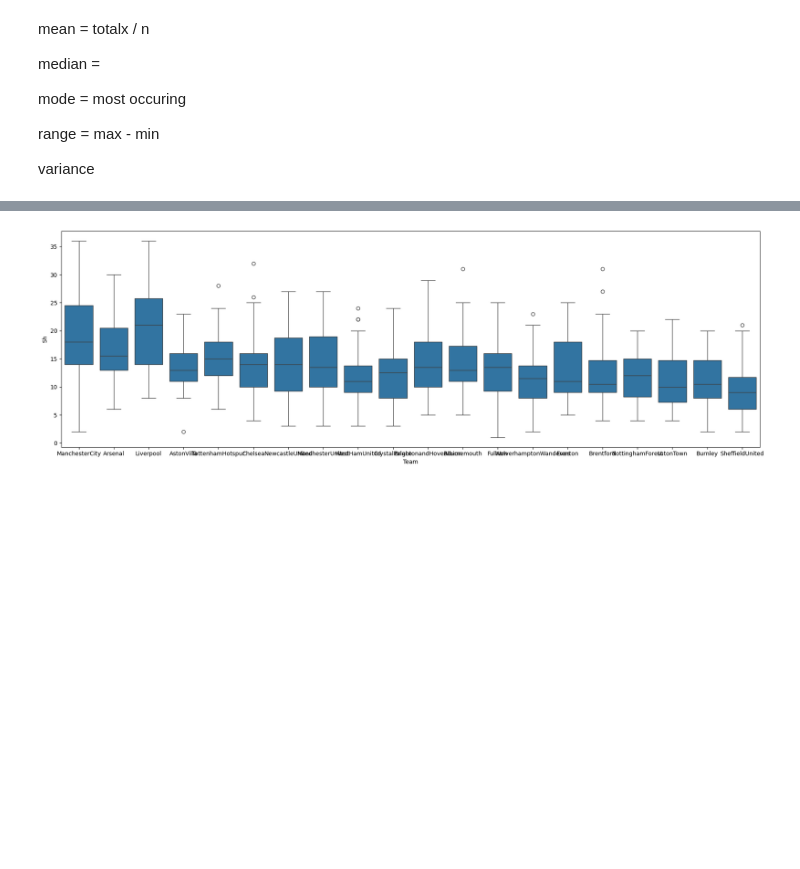
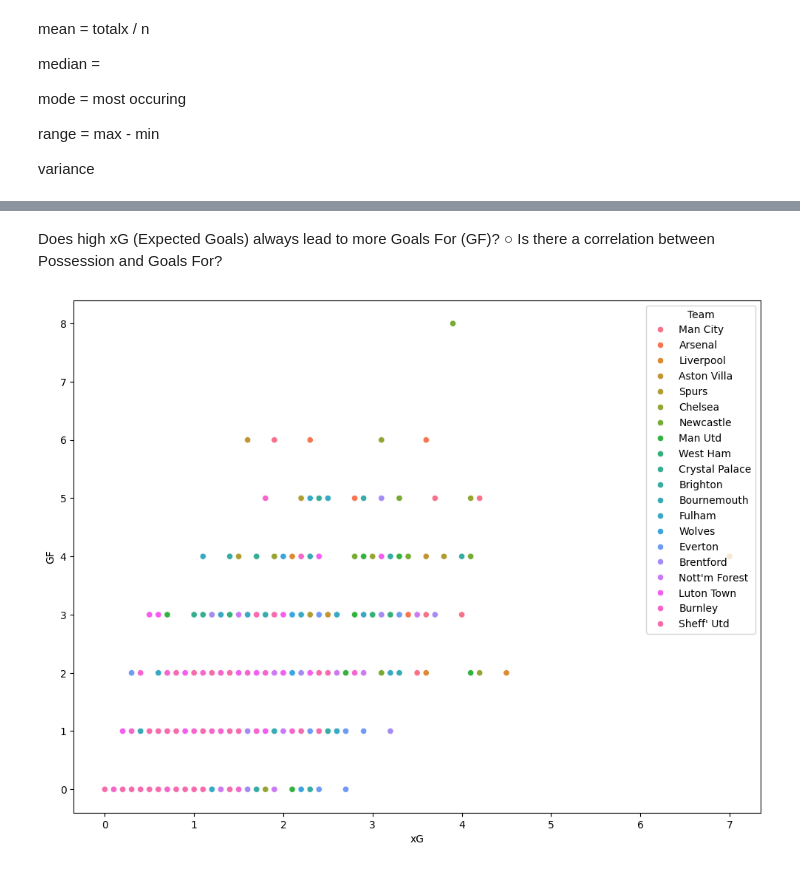
Before and after one commit to abdi-ismail/data-engineering, a Jupyter notebook: Week 10 - Advanced Statistical Methods for AI/day1.ipynb, the cells around one changed output, grey strips where cells are left out. Saved outputs shown, nothing was run; the diff lists cells and outputs as text; code cells hidden in the pictures; blank space fills up the shorter version.

```diff
--- a/Week 10 - Advanced Statistical Methods for AI/day1.ipynb
+++ b/Week 10 - Advanced Statistical Methods for AI/day1.ipynb
@@ -60,3 +55,27 @@ import pandas as pd
 # %%
 df = pd.read_csv("matches.csv")
 pd.options.display.max_columns = None
+# %%
+
+team_names = {
+    "ManchesterCity": "Man City",
+    "TottenhamHotspur": "Spurs",
+    "NewcastleUnited": "Newcastle",
+    "ManchesterUnited": "Man Utd",
+    "WestHamUnited": "West Ham",
+    "CrystalPalace": "Crystal Palace",
+    "BrightonandHoveAlbion": "Brighton",
+    "WolverhamptonWanderers": "Wolves",
+    "NottinghamForest": "Nott'm Forest",
+    "LutonTown": "Luton Town",
+    "SheffieldUnited": "Sheff' Utd",
+    "AstonVilla": "Aston Villa"
+        }
+opp_names = {
+    "Manchester City": "Man City",
+    "Tottenham": "Spurs",
+    "Newcastle Utd": "Newcastle",
+    "Manchester Utd": "Man Utd",
+    "Nott'ham Forest": "Nott'm Forest",
+    "Sheffield Utd": "Sheff' Utd"
+        }
@@ -63,3 +102,12 @@ pd.options.display.max_columns = None
+# %%
+teams = df.replace({"Team": team_names})["Team"].drop_duplicates().to_list()
+opps = df.replace({"Opponent": opp_names})["Opponent"].drop_duplicates().to_list()
+## code that prints out team name if it doesn't match both lsits
+set(teams).symmetric_difference(set(opps))
+
+df = df.replace({"Team": team_names}).replace({"Opponent": opp_names})
+# %%
+df = df.drop(columns=["Unnamed: 0", "Comp", "Match Report", "Notes", "Season"])
 # %% [markdown]
 mean = totalx / n
 
@@ -166,0 +252,3 @@ team_shot = ["Team", "Sh"]
+# %%
+df["GF - xG"] = df["GF"] - df["xG"]
+df["GA - xGA"] = df["GA"] - df["xGA"]
@@ -167,6 +671,11 @@ team_shot = ["Team", "Sh"]
+# %% [markdown]
+Does high xG (Expected Goals) always lead to more Goals For (GF)?
+○ Is there a correlation between Possession and Goals For?
 # %%
-plt.figure(figsize=(18,6))
-sns.boxplot(data=df[team_shot], x="Team", y="Sh")
-plt.tight_layout()
+plt.figure(figsize=(12, 9))
+sns.scatterplot(data=df, x="xG", y="GF", hue="Team")
+
+# plt.title("")
+plt.show()
 # %% [output]
-[figure, old version]
+[figure, new version]
```
Also changed, not shown: parts of 79 cells of this notebook, 2 other files.
